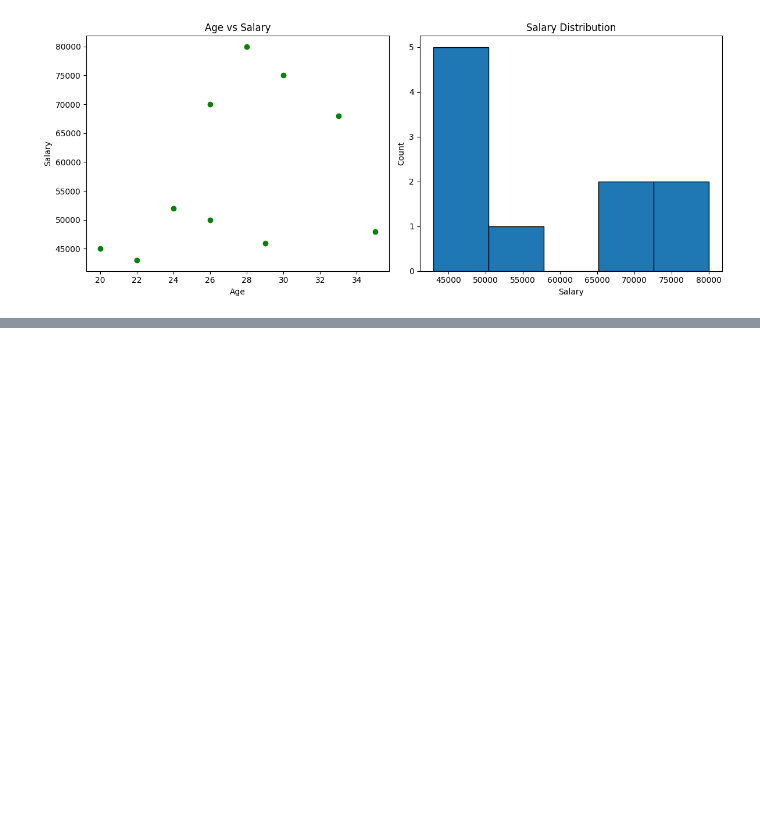
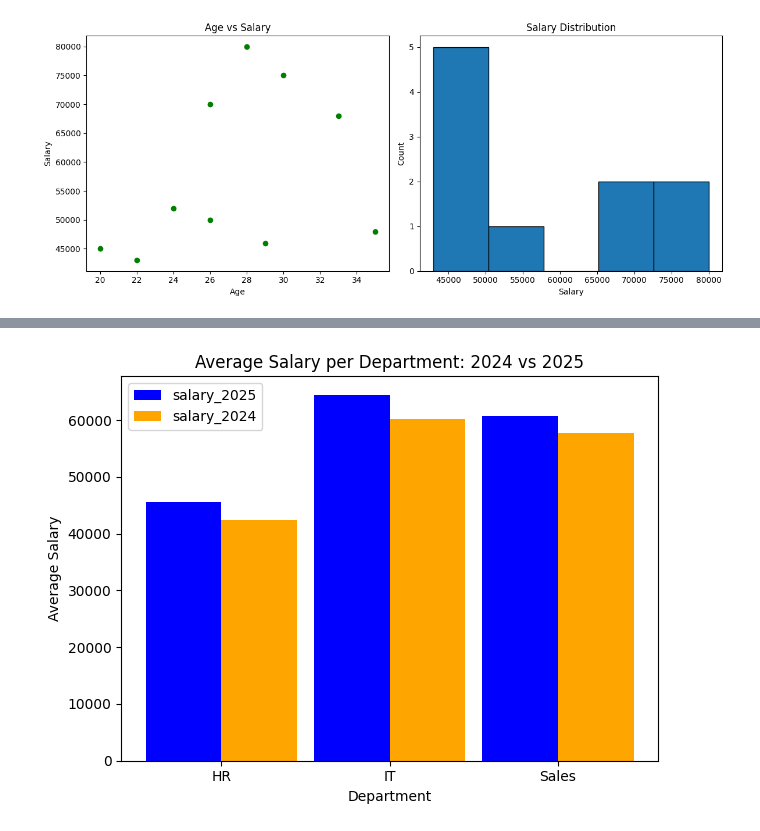
Before and after one commit to RitikSareen/AIPractice, a Jupyter notebook: Matplolib/practice.ipynb, the cells around one changed output, grey strips where cells are left out. Drawn from its saved outputs; the diff is of its cells as text; code cells hidden in the pictures; blank space fills up the shorter version.

```diff
--- a/Matplolib/practice.ipynb
+++ b/Matplolib/practice.ipynb
@@ -242,0 +280,3 @@ plt.show()
+# %%
+avg = df.groupby("Department")[["Salary_2024", "Salary"]].mean()
+avg
@@ -242,0 +293,3 @@ plt.show()
+# %%
+departments=avg.index
+departments
@@ -242,0 +298,3 @@ plt.show()
+# %%
+x=np.arange(len(departments))
+x
@@ -242,0 +306,13 @@ plt.show()
+# %%
+width=0.45
+plt.bar(x-width/2,avg['Salary'],width,label="salary_2025",color="blue")
+plt.bar(x+width/2,avg['Salary_2024'],width,label="salary_2024",color="orange")
+
+plt.xlabel("Department")
+plt.ylabel("Average Salary")
+plt.title("Average Salary per Department: 2024 vs 2025")
+plt.xticks(x, departments)
+plt.legend()
+plt.tight_layout()
+# %% [output]
+[figure, added]
```
Also changed, not shown: parts of 10 cells of this notebook.
